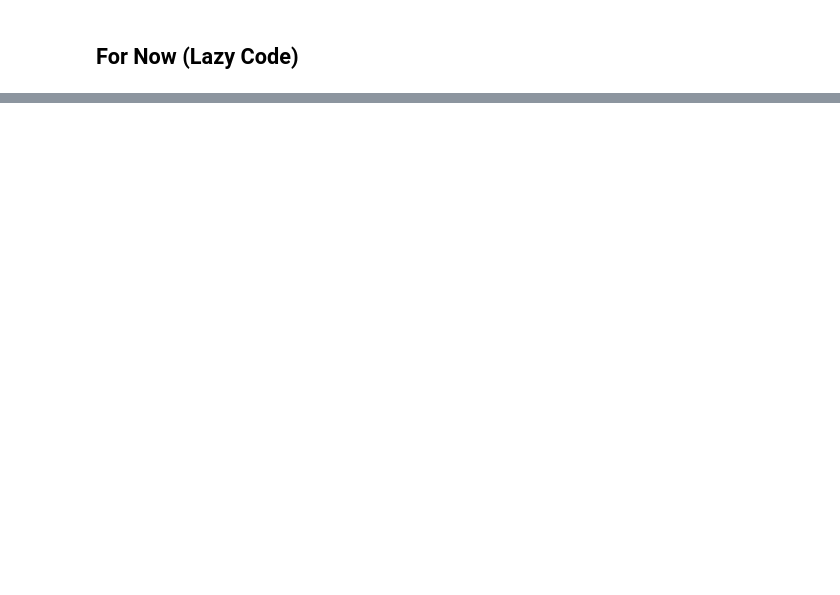
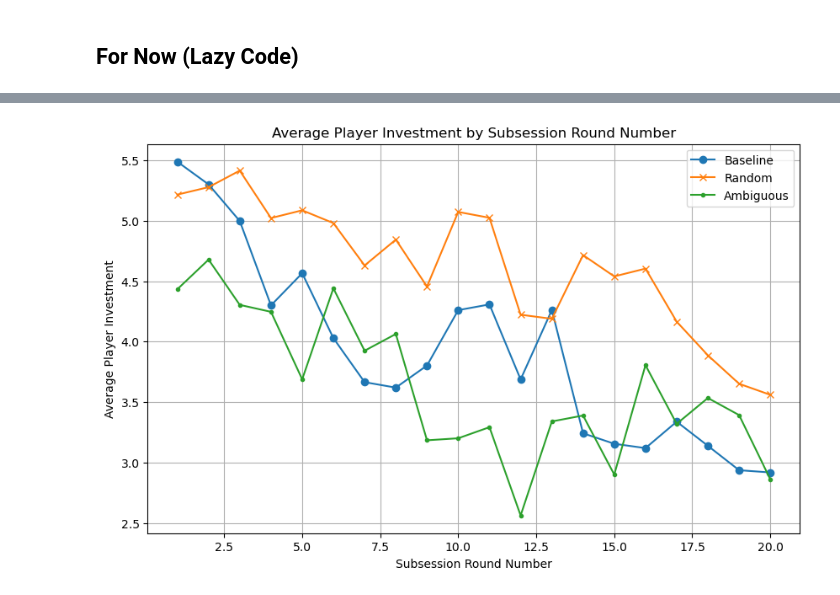
Before and after one commit to AaronSVMB/Additive-Variance-Rep, a Jupyter notebook: src/Treatments/Treatment_Showcase.ipynb, the cells around one changed output, grey strips where cells are left out. Saved outputs shown, nothing was run; the diff lists cells and outputs as text; code cells hidden in the pictures; blank space fills up the shorter version.

```diff
--- a/src/Treatments/Treatment_Showcase.ipynb
+++ b/src/Treatments/Treatment_Showcase.ipynb
@@ -55,0 +105,7 @@ random_feb27_df
+# %%
+#random
+random_instrucs_all_sessions_df = reading_and_cleaning('/Users/aaronberman/Desktop/Additive Variance Rep/docs/data/mar26/pgg_additive_random_instrucs_2024-03-26.csv')
+random_all_sessions_df = reading_and_cleaning('/Users/aaronberman/Desktop/Additive Variance Rep/docs/data/mar26/pgg_additive_2024-03-26.csv')
+random_all_sessions_df = random_all_sessions_df[random_all_sessions_df['session.code'].isin(['62k7oqv7', 'ne9ndlsy', 'uofy99t1', '2vxc49z4'])]
+random_all_data_df = merge_game_and_instrucs(random_all_sessions_df, random_instrucs_all_sessions_df, 'random')
+random_all_data_df
@@ -55,0 +126,13 @@ random_feb27_df
+# %%
+# ambiguous
+ambiguous_instrucs_all_sessions_df = reading_and_cleaning('/Users/aaronberman/Desktop/Additive Variance Rep/docs/data/mar26/pgg_additive_ambiguous_instrucs_2024-03-26.csv')
+ambiguous_all_sessions_df = reading_and_cleaning('/Users/aaronberman/Desktop/Additive Variance Rep/docs/data/mar26/pgg_additive_2024-03-26.csv')
+ambiguous_all_sessions_df = ambiguous_all_sessions_df[ambiguous_all_sessions_df['session.code'].isin(['eh6c22j8', 'zkbuo5ji', '0nvl731p', '1pzhdh7v'])]
+ambiguous_all_data_df = merge_game_and_instrucs(ambiguous_all_sessions_df, ambiguous_instrucs_all_sessions_df, 'ambiguous')
+
+# Last session only had 12 individuals
+
+values_to_drop = ['l7ytlr06', 'z70t0hd3', '1vkl6m61', 'cjcozgr0']
+ambiguous_all_data_df = ambiguous_all_data_df[~ambiguous_all_data_df['participant.code'].isin(values_to_drop)]
+
+ambiguous_all_data_df
@@ -78,0 +198,23 @@ plt.show()
+# %%
+import pandas as pd
+import matplotlib.pyplot as plt
+
+# Calculate mean 'player.investment' for each 'subsession.round_number' in both DataFrames
+baseline_means = baseline_all_sessions_df.groupby('subsession.round_number')['player.investment'].mean()
+random_means = random_all_data_df.groupby('subsession.round_number')['player.investment'].mean()
+ambiguous_means = ambiguous_all_data_df.groupby('subsession.round_number')['player.investment'].mean()
+
+# Plotting
+plt.figure(figsize=(10, 6))
+plt.plot(baseline_means, label='Baseline', marker='o')  # Plot baseline averages with markers
+plt.plot(random_means, label='Random', marker='x')  # Plot random averages with markers
+plt.plot(ambiguous_means, label='Ambiguous', marker='.' ) # Plot the ambiguous averages with markers
+
+plt.title('Average Player Investment by Subsession Round Number')
+plt.xlabel('Subsession Round Number')
+plt.ylabel('Average Player Investment')
+plt.legend()
+plt.grid(True)
+plt.show()
+# %% [output]
+[figure, added]
```
Also changed, not shown: parts of 20 cells of this notebook, 3 other files.
